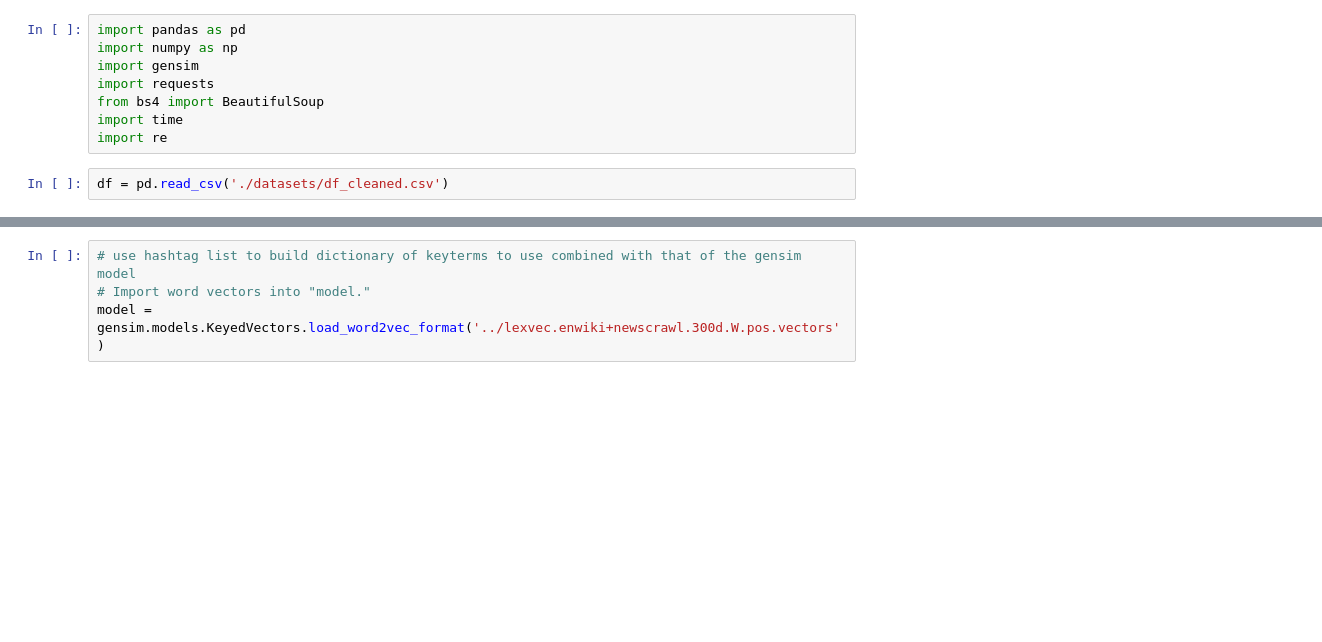
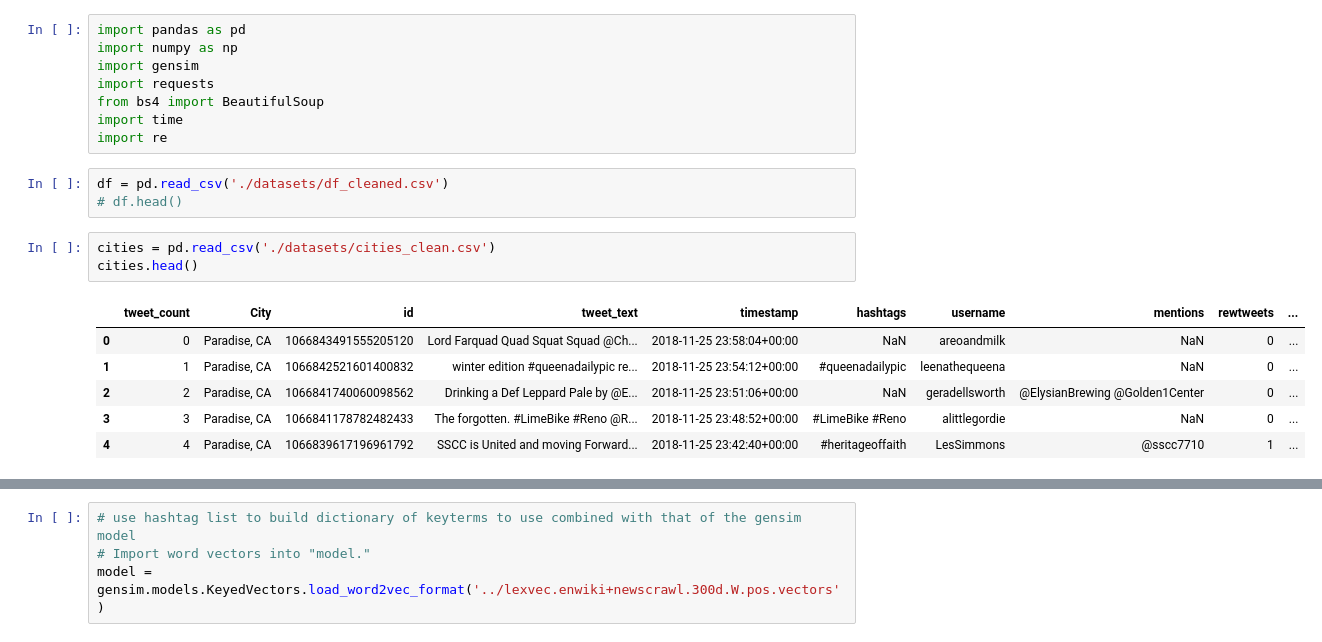
Before and after one commit to chillahwhale/TwitterAnalysis_CampFire-2018, a Jupyter notebook: 01_dictionarybuilding.ipynb, the cells around one changed output, grey strips where cells are left out. Saved outputs shown, nothing was run; the diff lists cells and outputs as text; blank space fills up the shorter version.

Commit message:
more cleaning and processing

```diff
--- a/01_dictionarybuilding.ipynb
+++ b/01_dictionarybuilding.ipynb
@@ -8,3 +8,14 @@ import time
 import re
 # %%
 df = pd.read_csv('./datasets/df_cleaned.csv')
+# df.head()
+# %%
+cities = pd.read_csv('./datasets/cities_clean.csv')
+cities.head()
+# %% [output]
+|  | tweet_count | City | id | tweet_text | timestamp | hashtags | username | mentions | rewtweets | ... |
+| 0 | 0 | Paradise, CA | 1066843491555205120 | Lord Farquad Quad Squat Squad @Ch... | 2018-11-25 23:58:04+00:00 | NaN | areoandmilk | NaN | 0 | ... |
+| 1 | 1 | Paradise, CA | 1066842521601400832 | winter edition #queenadailypic re... | 2018-11-25 23:54:12+00:00 | #queenadailypic | leenathequeena | NaN | 0 | ... |
+| 2 | 2 | Paradise, CA | 1066841740060098562 | Drinking a Def Leppard Pale by @E... | 2018-11-25 23:51:06+00:00 | NaN | geradellsworth | @ElysianBrewing @Golden1Center | 0 | ... |
+| 3 | 3 | Paradise, CA | 1066841178782482433 | The forgotten. #LimeBike #Reno @R... | 2018-11-25 23:48:52+00:00 | #LimeBike #Reno | alittlegordie | NaN | 0 | ... |
+| 4 | 4 | Paradise, CA | 1066839617196961792 | SSCC is United and moving Forward... | 2018-11-25 23:42:40+00:00 | #heritageoffaith | LesSimmons | @sscc7710 | 1 | ... |
```
Also changed, not shown: parts of 33 cells of this notebook, 3 other files.
